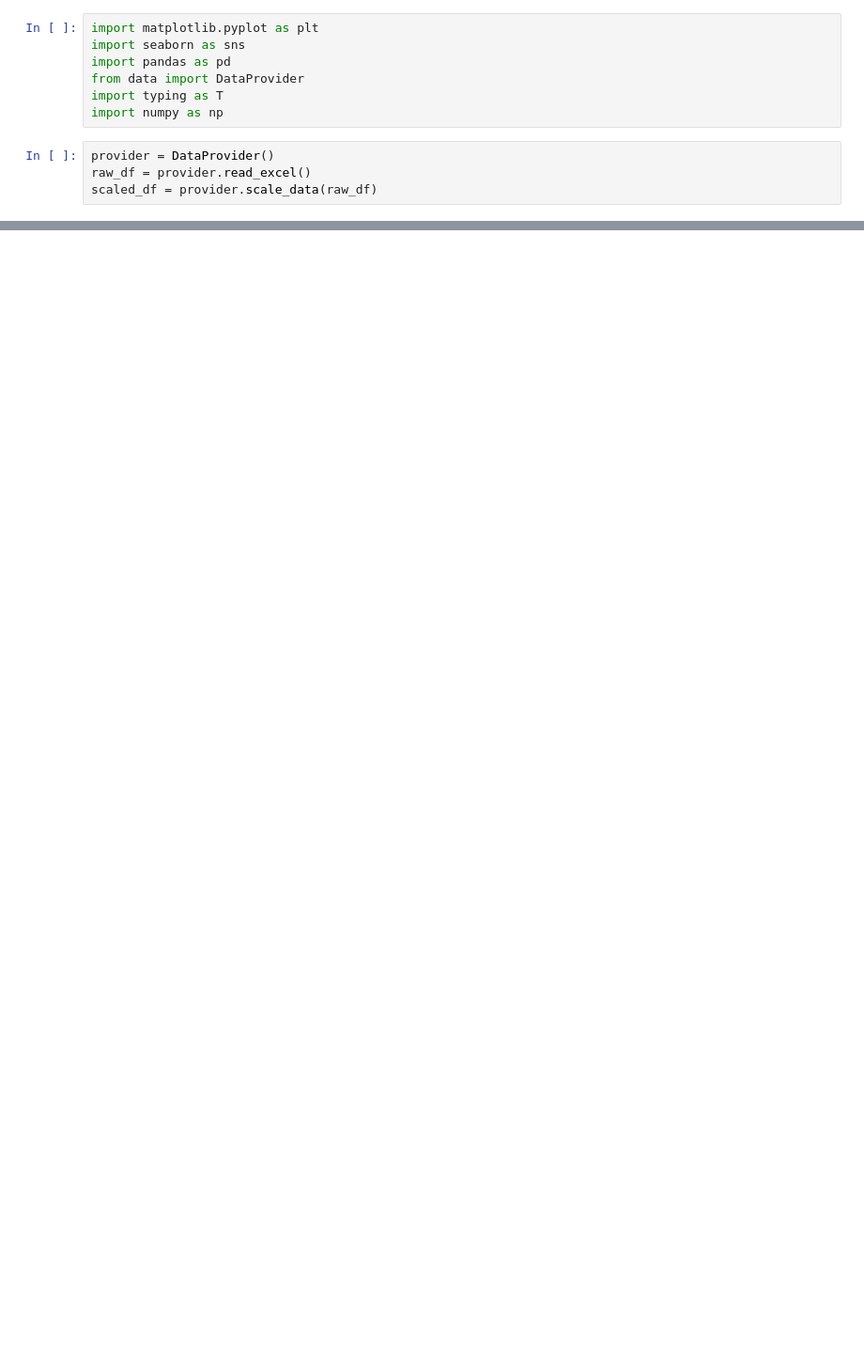
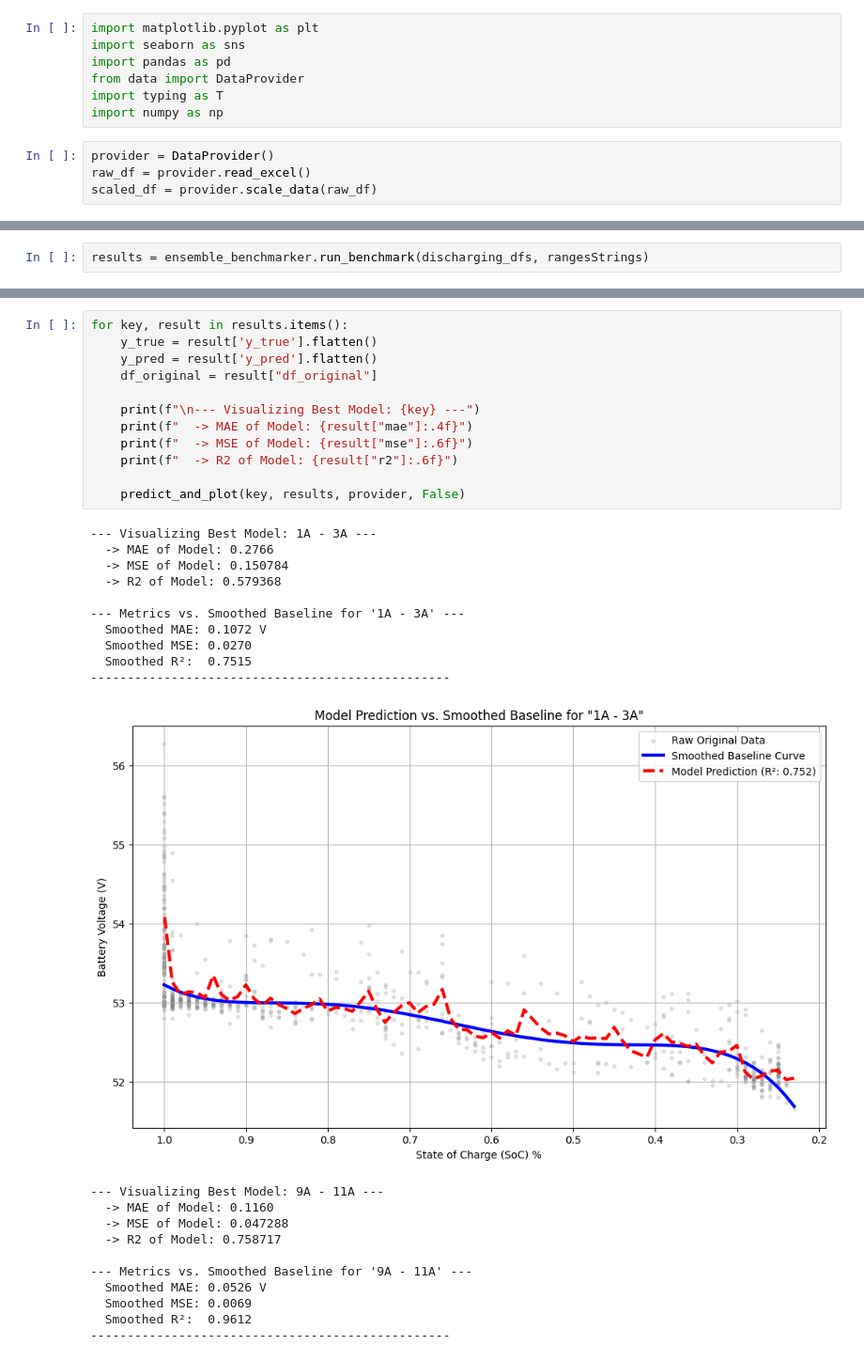
Before and after one commit to dimaherez/battery-model-ann, a Jupyter notebook: stacking.ipynb, the cells around one changed output, grey strips where cells are left out. Shown at 94% size. Saved outputs shown, nothing was run; the diff lists cells and outputs as text; blank space fills up the shorter version.

```diff
--- a/stacking.ipynb
+++ b/stacking.ipynb
@@ -122,0 +158,2 @@ for key, result in results.items():
+# %%
+results = ensemble_benchmarker.run_benchmark(discharging_dfs, rangesStrings)
@@ -122,0 +229,34 @@ for key, result in results.items():
+# %%
+for key, result in results.items():
+    y_true = result['y_true'].flatten()
+    y_pred = result['y_pred'].flatten()
+    df_original = result["df_original"]
+
+    print(f"\n--- Visualizing Best Model: {key} ---")
+    print(f"  -> MAE of Model: {result["mae"]:.4f}")
+    print(f"  -> MSE of Model: {result["mse"]:.6f}")
+    print(f"  -> R2 of Model: {result["r2"]:.6f}")
+
+    predict_and_plot(key, results, provider, False)
+# %% [output]
+--- Visualizing Best Model: 1A - 3A ---
+  -> MAE of Model: 0.2766
+  -> MSE of Model: 0.150784
+  -> R2 of Model: 0.579368
+
+--- Metrics vs. Smoothed Baseline for '1A - 3A' ---
+  Smoothed MAE: 0.1072 V
+  Smoothed MSE: 0.0270
+  Smoothed R²:  0.7515
+-------------------------------------------------
+[figure, added]
+--- Visualizing Best Model: 9A - 11A ---
+  -> MAE of Model: 0.1160
+  -> MSE of Model: 0.047288
+  -> R2 of Model: 0.758717
+
+--- Metrics vs. Smoothed Baseline for '9A - 11A' ---
+  Smoothed MAE: 0.0526 V
+  Smoothed MSE: 0.0069
+  Smoothed R²:  0.9612
+-------------------------------------------------
```
Also changed, not shown: parts of 5 cells of this notebook, 6 other files.
